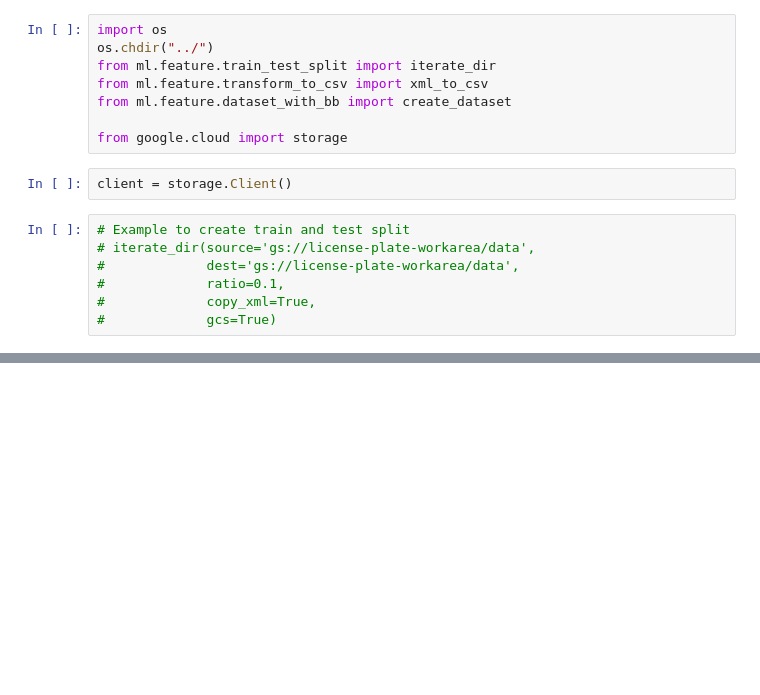
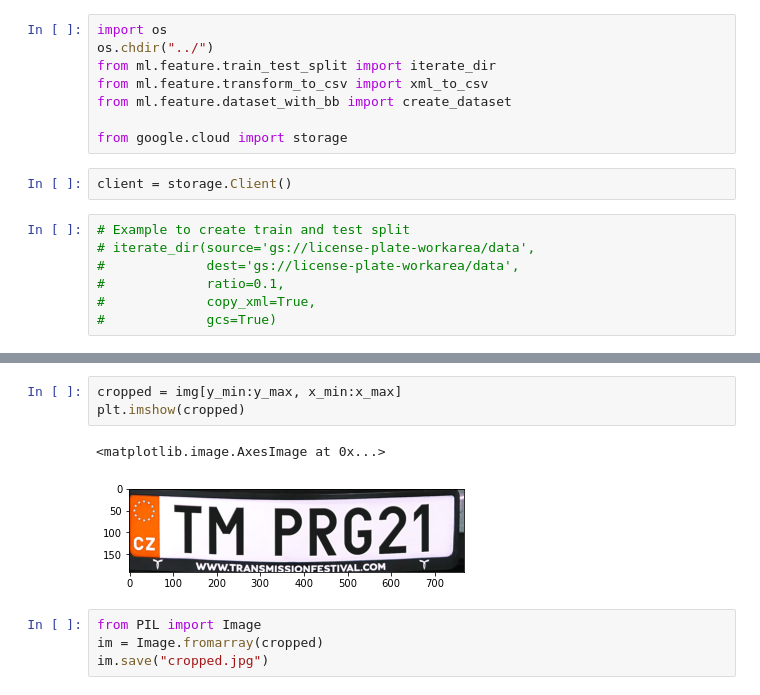
Before and after one commit to ssingh00/license-plate-detection, a Jupyter notebook: notebooks/test_book.ipynb, the cells around one changed output, grey strips where cells are left out. Saved outputs shown, nothing was run; the diff lists cells and outputs as text; blank space fills up the shorter version.

```diff
--- a/notebooks/test_book.ipynb
+++ b/notebooks/test_book.ipynb
@@ -36,0 +149,10 @@ df.to_csv("gs://license-plate-workarea/data/test.csv")
+# %%
+cropped = img[y_min:y_max, x_min:x_max]
+plt.imshow(cropped)
+# %% [output]
+<matplotlib.image.AxesImage at 0x...>
+[figure, added]
+# %%
+from PIL import Image
+im = Image.fromarray(cropped)
+im.save("cropped.jpg")
```
Also changed, not shown: parts of 9 cells of this notebook, 3 other files.
